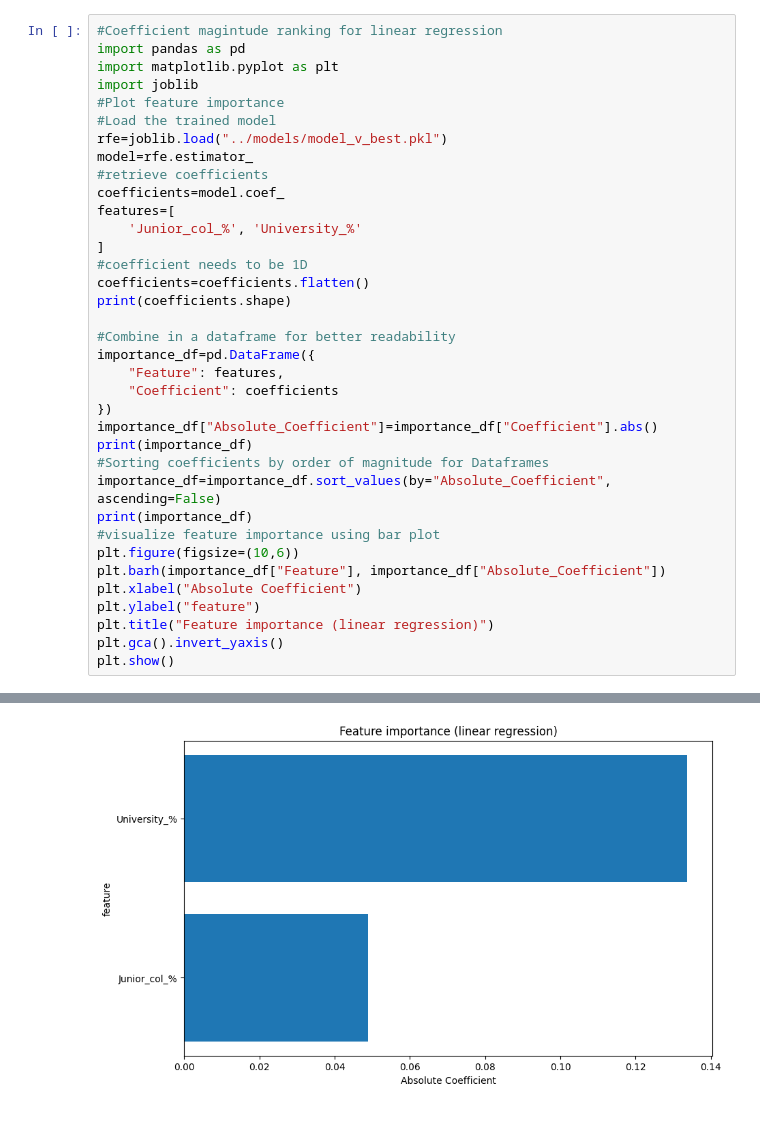
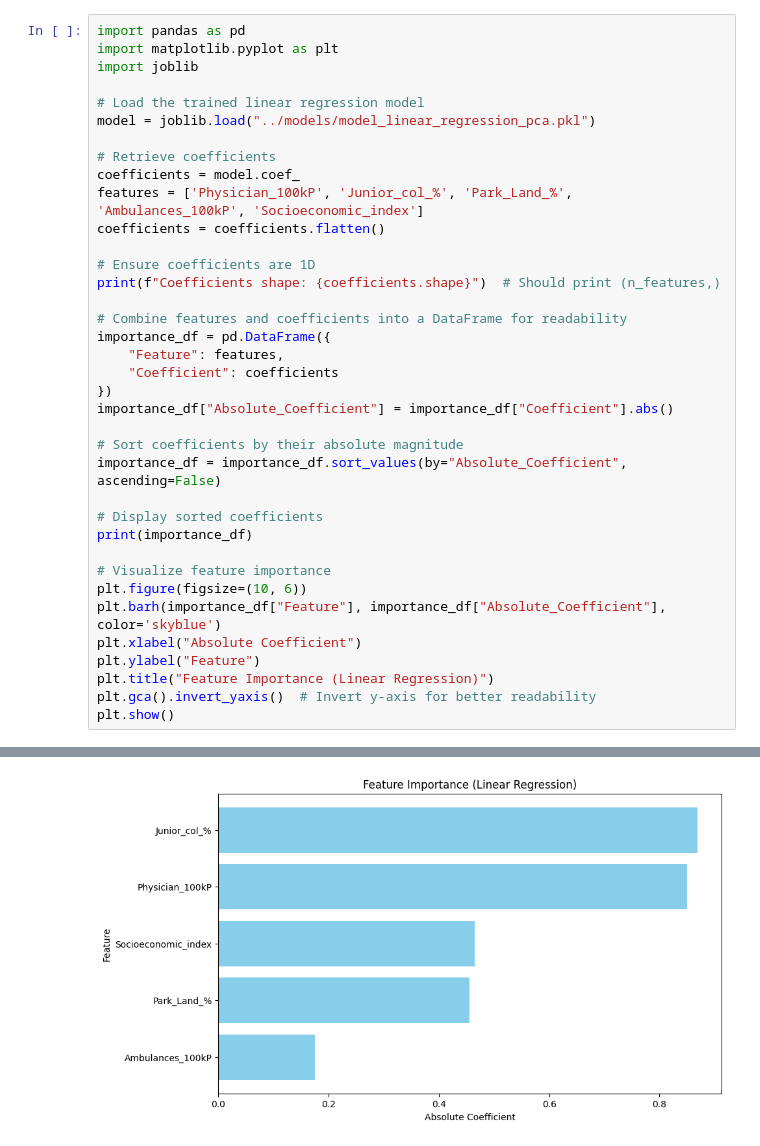
Before and after one commit to khalil-hub/Life-expectancy-analysis-Japan, a Jupyter notebook: notebooks/feature_importance.ipynb, the cells around one changed output, grey strips where cells are left out. Drawn from its saved outputs; the diff is of its cells as text; blank space fills up the shorter version.

```diff
--- a/notebooks/feature_importance.ipynb
+++ b/notebooks/feature_importance.ipynb
@@ -1,37 +1,38 @@
 # %%
-#Coefficient magintude ranking for linear regression
 import pandas as pd
 import matplotlib.pyplot as plt
 import joblib
-#Plot feature importance
-#Load the trained model
-rfe=joblib.load("../models/model_v_best.pkl")
-model=rfe.estimator_
-#retrieve coefficients
-coefficients=model.coef_
-features=[
-    'Junior_col_%', 'University_%'
-]
-#coefficient needs to be 1D
-coefficients=coefficients.flatten()
-print(coefficients.shape)
 
-#Combine in a dataframe for better readability
-importance_df=pd.DataFrame({
+# Load the trained linear regression model
+model = joblib.load("../models/model_linear_regression_pca.pkl")
+
+# Retrieve coefficients
+coefficients = model.coef_
+features = ['Physician_100kP', 'Junior_col_%', 'Park_Land_%', 'Ambulances_100kP', 'Socioeconomic_index']
+coefficients = coefficients.flatten()
+
+# Ensure coefficients are 1D
+print(f"Coefficients shape: {coefficients.shape}")  # Should print (n_features,)
+
+# Combine features and coefficients into a DataFrame for readability
+importance_df = pd.DataFrame({
     "Feature": features,
     "Coefficient": coefficients
 })
-importance_df["Absolute_Coefficient"]=importance_df["Coefficient"].abs()
+importance_df["Absolute_Coefficient"] = importance_df["Coefficient"].abs()
+
+# Sort coefficients by their absolute magnitude
+importance_df = importance_df.sort_values(by="Absolute_Coefficient", ascending=False)
+
+# Display sorted coefficients
 print(importance_df)
-#Sorting coefficients by order of magnitude for Dataframes
-importance_df=importance_df.sort_values(by="Absolute_Coefficient", ascending=False)
-print(importance_df)
-#visualize feature importance using bar plot
-plt.figure(figsize=(10,6))
-plt.barh(importance_df["Feature"], importance_df["Absolute_Coefficient"])
+
+# Visualize feature importance
+plt.figure(figsize=(10, 6))
+plt.barh(importance_df["Feature"], importance_df["Absolute_Coefficient"], color='skyblue')
 plt.xlabel("Absolute Coefficient")
-plt.ylabel("feature")
-plt.title("Feature importance (linear regression)")
-plt.gca().invert_yaxis()
+plt.ylabel("Feature")
+plt.title("Feature Importance (Linear Regression)")
+plt.gca().invert_yaxis()  # Invert y-axis for better readability
 plt.show()
 # %% [output]
@@ -45,4 +46,4 @@ plt.show()
-[figure, old version]
+[figure, new version]
 # %%
 #SHAP
 import shap
```
Also changed, not shown: parts of 8 cells of this notebook, 35 other files.
